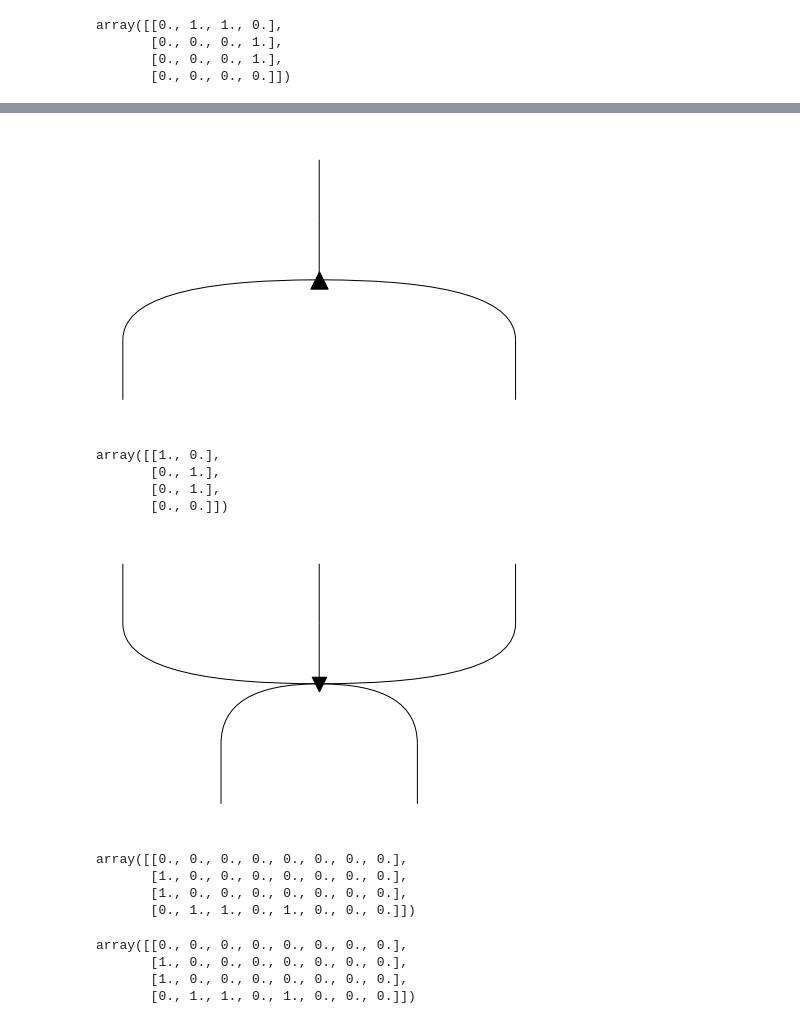
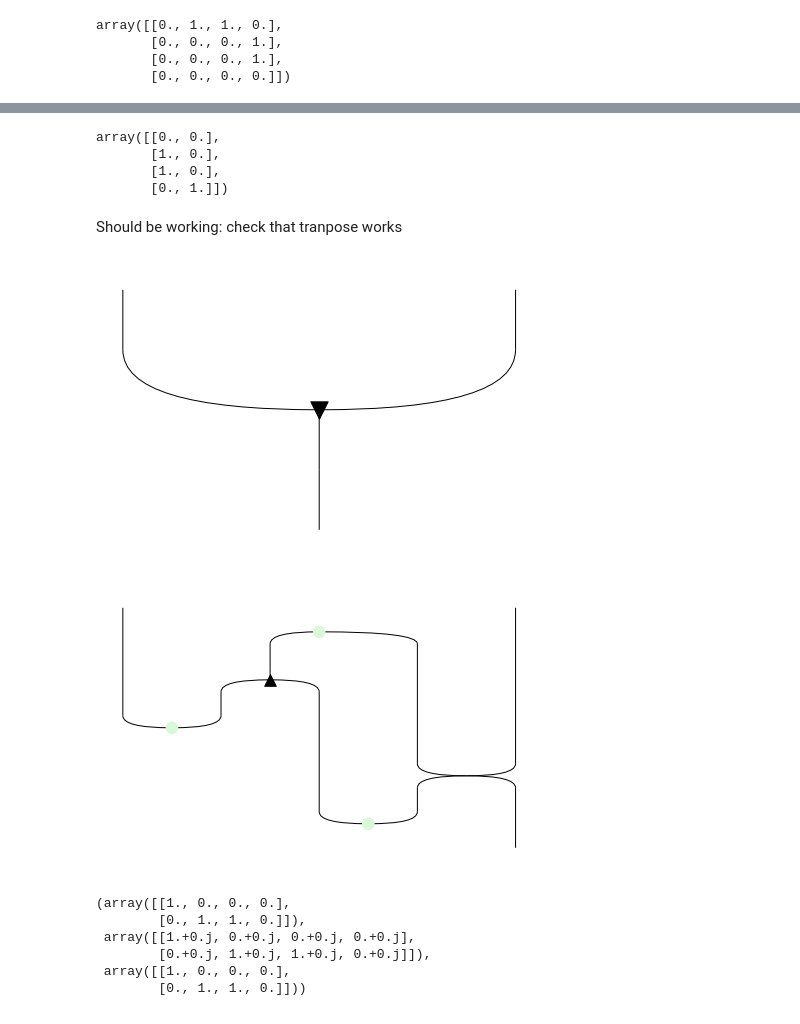
Before and after one commit to edwinagnew/zxw-diagrams, a Jupyter notebook: wT.ipynb, the cells around one changed output, grey strips where cells are left out. Cells and saved outputs as stored; diff of their text form; code cells hidden in the pictures.

```diff
--- a/wT.ipynb
+++ b/wT.ipynb
@@ -113,26 +73,25 @@ array([[0., 1., 1., 0.]])
-# %%
-W().draw()
-eval(W())
-# %% [output]
-[figure, removed]
-array([[1., 0.],
-       [0., 1.],
-       [0., 1.],
-       [0., 0.]])
-# %%
-a = W(3, 2, down=True)
-a.draw()
-eval(a)
-# %% [output]
-[figure, removed]
-array([[0., 0., 0., 0., 0., 0., 0., 0.],
-       [1., 0., 0., 0., 0., 0., 0., 0.],
-       [1., 0., 0., 0., 0., 0., 0., 0.],
-       [0., 1., 1., 0., 1., 0., 0., 0.]])
 # %%
-wm(2, 3).transpose()
+wm(2, 1).transpose()
 # %% [output]
-array([[0., 0., 0., 0., 0., 0., 0., 0.],
-       [1., 0., 0., 0., 0., 0., 0., 0.],
-       [1., 0., 0., 0., 0., 0., 0., 0.],
-       [0., 1., 1., 0., 1., 0., 0., 0.]])
+array([[0., 0.],
+       [1., 0.],
+       [1., 0.],
+       [0., 1.]])
+# %% [markdown]
+Should be working: check that tranpose works
+# %%
+cup, cap = Z(0, 2), Z(2, 0)
+# %%
+a = W(2, 1, True)
+b = Id(1) @ cup @ Id(1) >> Id(1) @ W() @ Id(2) >> cap @ Id(1) @ Swap >> cap @ Id(1)
+a.draw(),b.normal_form().draw()
+eval(a), eval(b), eval(W(1, 2).dagger())
+# %% [output]
+[figure, added]
+[figure, added]
+(array([[1., 0., 0., 0.],
+        [0., 1., 1., 0.]]),
+ array([[1.+0.j, 0.+0.j, 0.+0.j, 0.+0.j],
+        [0.+0.j, 1.+0.j, 1.+0.j, 0.+0.j]]),
+ array([[1., 0., 0., 0.],
+        [0., 1., 1., 0.]]))
```
Also changed, not shown: parts of 12 cells of this notebook, 1 other file.
